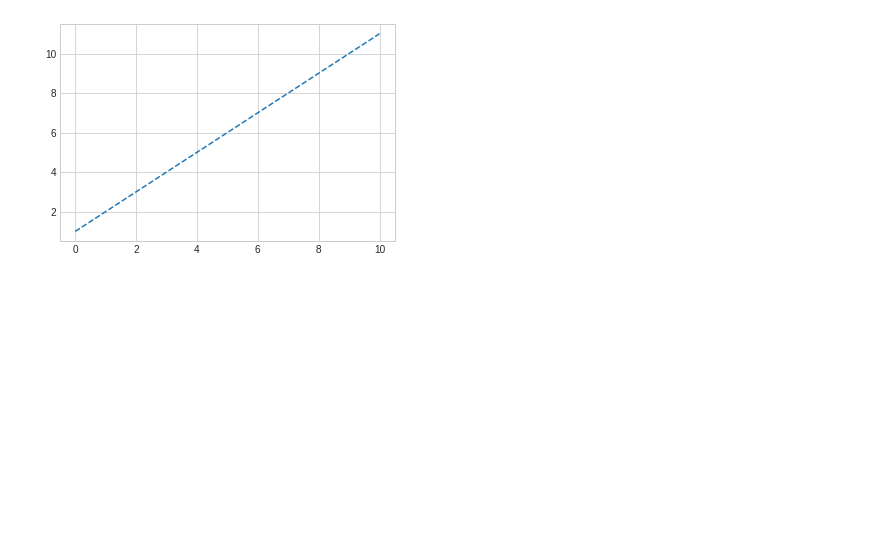
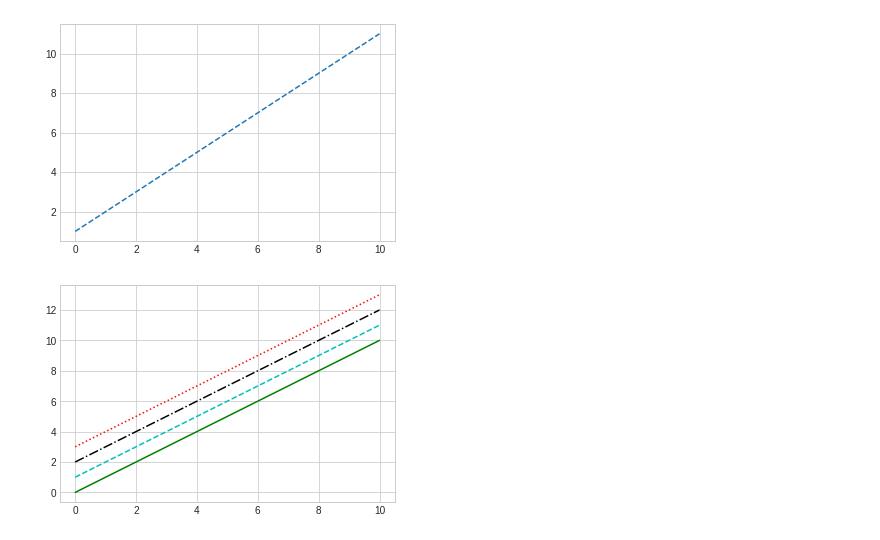
Before and after one commit to yakshithav/internship, a Jupyter notebook: matp1.ipynb, the cells around one changed output. Drawn from its saved outputs; the diff is of its cells as text; code cells hidden in the pictures; blank space fills up the shorter version.

```diff
--- a/matp1.ipynb
+++ b/matp1.ipynb
@@ -157,3 +157,10 @@ plt.plot(x, x + 0, linestyle='solid');
 plt.plot(x, x + 1, linestyle='dashed');
 # %% [output]
 [figure]
+# %%
+plt.plot(x, x + 0, '-g')
+plt.plot(x, x + 1, '--c')
+plt.plot(x, x + 2, '-.k')
+plt.plot(x, x + 3, ':r');
+# %% [output]
+[figure, added]
```
Also changed, not shown: parts of 32 cells of this notebook.
